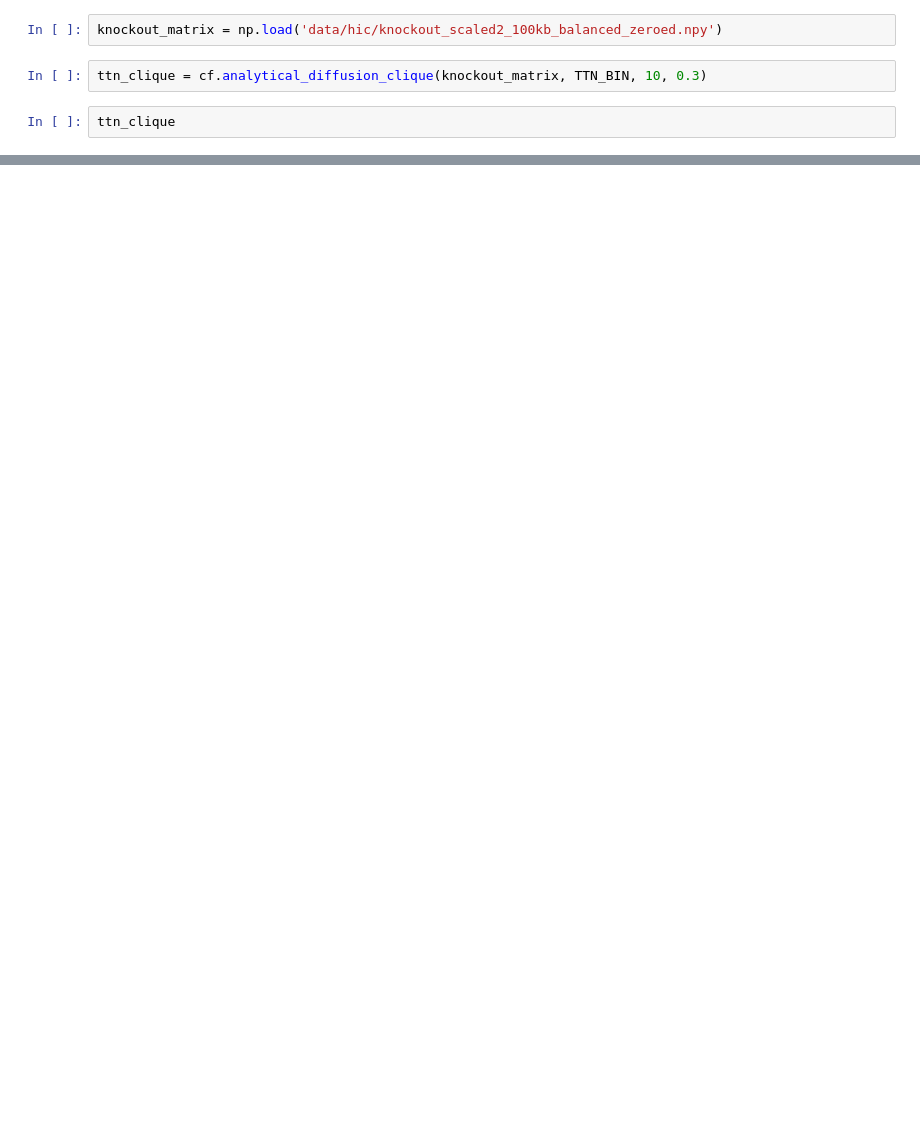
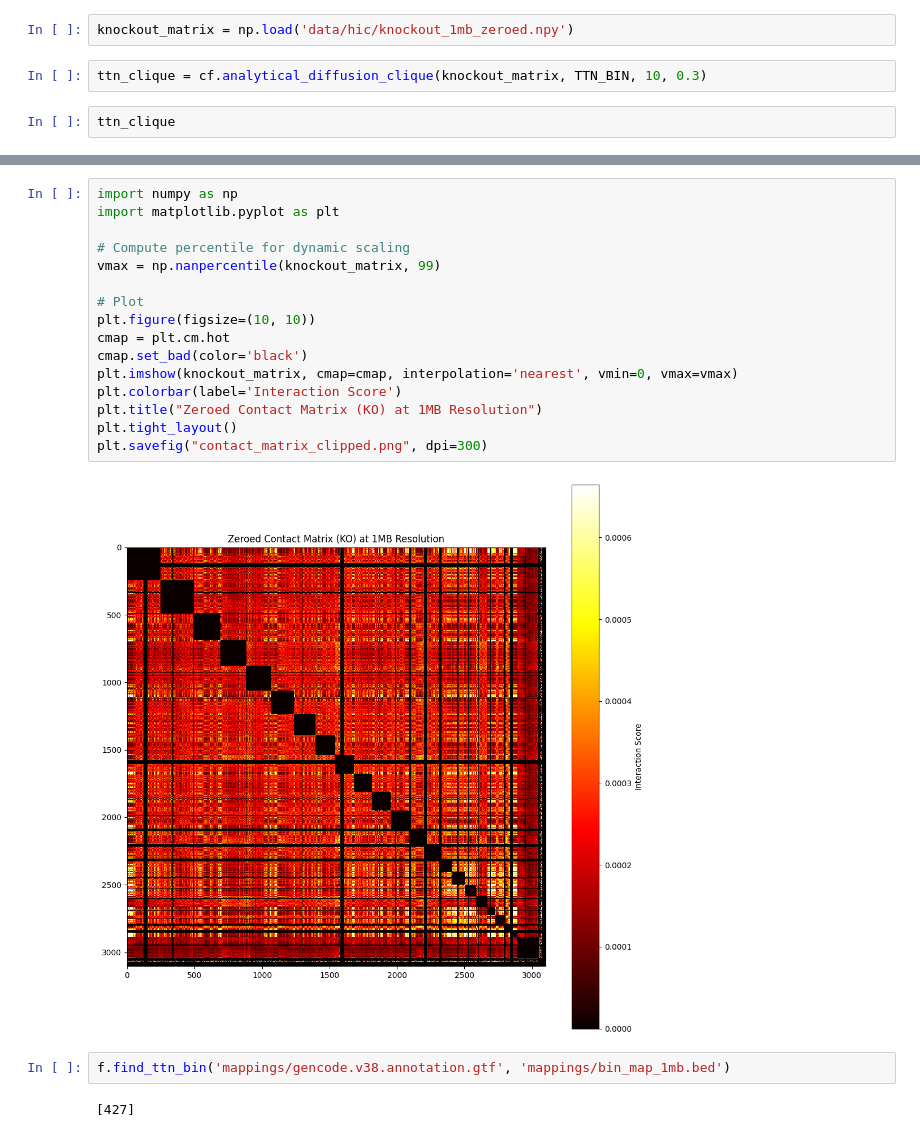
Before and after one commit to ethanoutangoun/chromatin-heart-dev, a Jupyter notebook: knockout_discovery.ipynb, the cells around one changed output, grey strips where cells are left out. Drawn from its saved outputs; the diff is of its cells as text; blank space fills up the shorter version.

Commit message:
more res plots

```diff
--- a/knockout_discovery.ipynb
+++ b/knockout_discovery.ipynb
@@ -26,5 +28,5 @@ NON_GENE_BIN_PATH = 'mappings/non_gene_bins.txt'
 # %%
-knockout_matrix = np.load('data/hic/knockout_scaled2_100kb_balanced_zeroed.npy')
+knockout_matrix = np.load('data/hic/knockout_1mb_zeroed.npy')
 # %%
 ttn_clique = cf.analytical_diffusion_clique(knockout_matrix, TTN_BIN, 10, 0.3)
 # %%
@@ -31,0 +52,22 @@ ttn_clique
+# %%
+import numpy as np
+import matplotlib.pyplot as plt
+
+# Compute percentile for dynamic scaling
+vmax = np.nanpercentile(knockout_matrix, 99)
+
+# Plot
+plt.figure(figsize=(10, 10))
+cmap = plt.cm.hot
+cmap.set_bad(color='black')
+plt.imshow(knockout_matrix, cmap=cmap, interpolation='nearest', vmin=0, vmax=vmax)
+plt.colorbar(label='Interaction Score')
+plt.title("Zeroed Contact Matrix (KO) at 1MB Resolution")
+plt.tight_layout()
+plt.savefig("contact_matrix_clipped.png", dpi=300)
+# %% [output]
+[figure, added]
+# %%
+f.find_ttn_bin('mappings/gencode.v38.annotation.gtf', 'mappings/bin_map_1mb.bed')
+# %% [output]
+[427]
```
Also changed, not shown: parts of 2 cells of this notebook, 12 other files.
